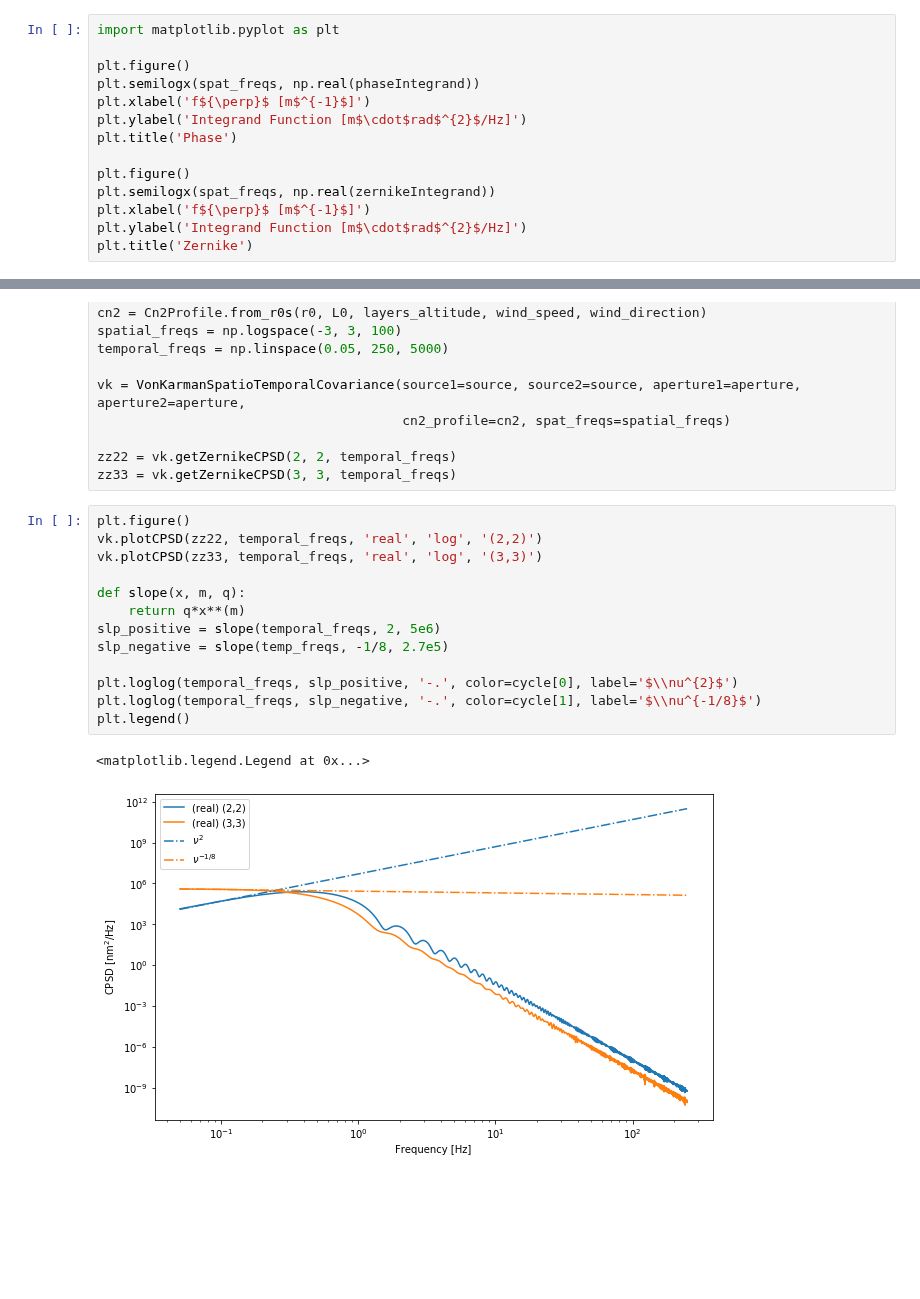
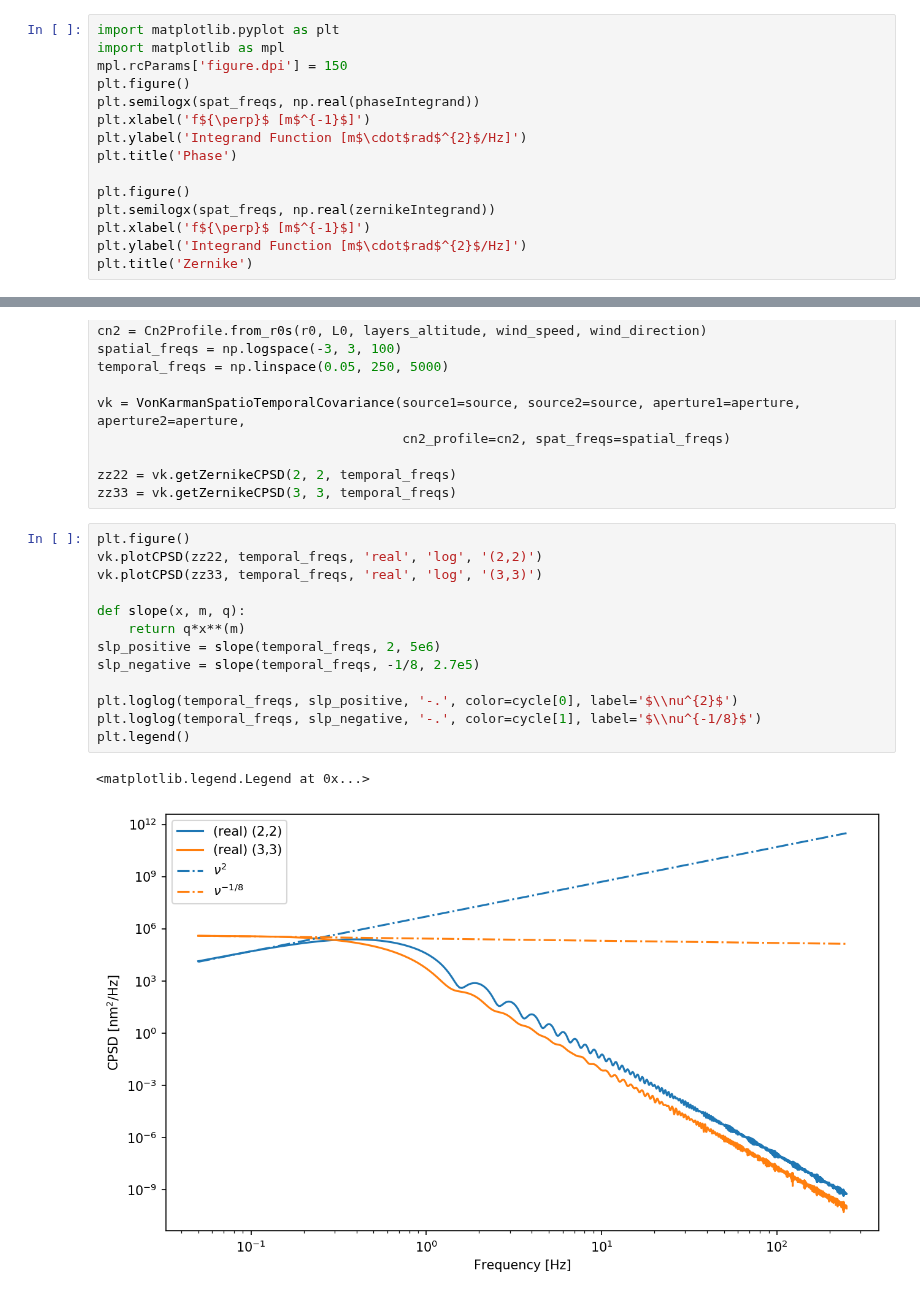
Before and after one commit to ArcetriAdaptiveOptics/arte, a Jupyter notebook: notebook/atmo/CPSD_examples.ipynb, the cells around one changed output, grey strips where cells are left out. Cells and saved outputs as stored; diff of their text form; blank space fills up the shorter version.

```diff
--- a/notebook/atmo/CPSD_examples.ipynb
+++ b/notebook/atmo/CPSD_examples.ipynb
@@ -34,7 +34,8 @@ zernikeIntegrand, _ = vk.integrandOfZernikeCPSD(j=mode_j, k=mode_k, nLayer=0, te
 Here, we plot the phase and zernike integrand functions.
 # %%
 import matplotlib.pyplot as plt
-
+import matplotlib as mpl
+mpl.rcParams['figure.dpi'] = 150
 plt.figure()
 plt.semilogx(spat_freqs, np.real(phaseIntegrand))
 plt.xlabel('f${\perp}$ [m$^{-1}$]')
@@ -441,16 +441,16 @@ zz33 = vk.getZernikeCPSD(3, 3, temporal_freqs)
 # %%
 plt.figure()
 vk.plotCPSD(zz22, temporal_freqs, 'real', 'log', '(2,2)')
 vk.plotCPSD(zz33, temporal_freqs, 'real', 'log', '(3,3)')
 
 def slope(x, m, q):
     return q*x**(m)
 slp_positive = slope(temporal_freqs, 2, 5e6)
-slp_negative = slope(temp_freqs, -1/8, 2.7e5)
+slp_negative = slope(temporal_freqs, -1/8, 2.7e5)
 
 plt.loglog(temporal_freqs, slp_positive, '-.', color=cycle[0], label='$\\nu^{2}$')
 plt.loglog(temporal_freqs, slp_negative, '-.', color=cycle[1], label='$\\nu^{-1/8}$')
 plt.legend()
 # %% [output]
 <matplotlib.legend.Legend at 0x...>
-[figure, old version]
+[figure, new version]
```
Also changed, not shown: parts of 9 cells of this notebook, 1 other file.
